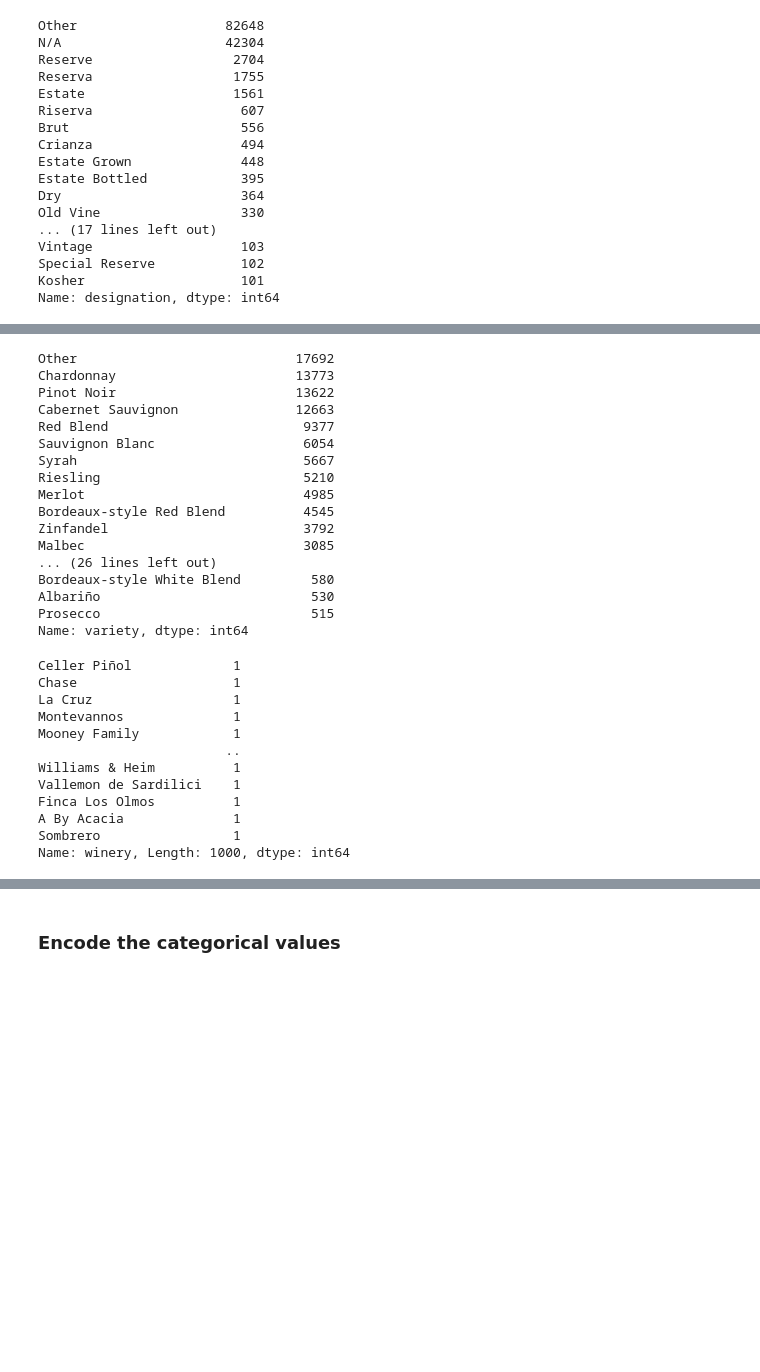
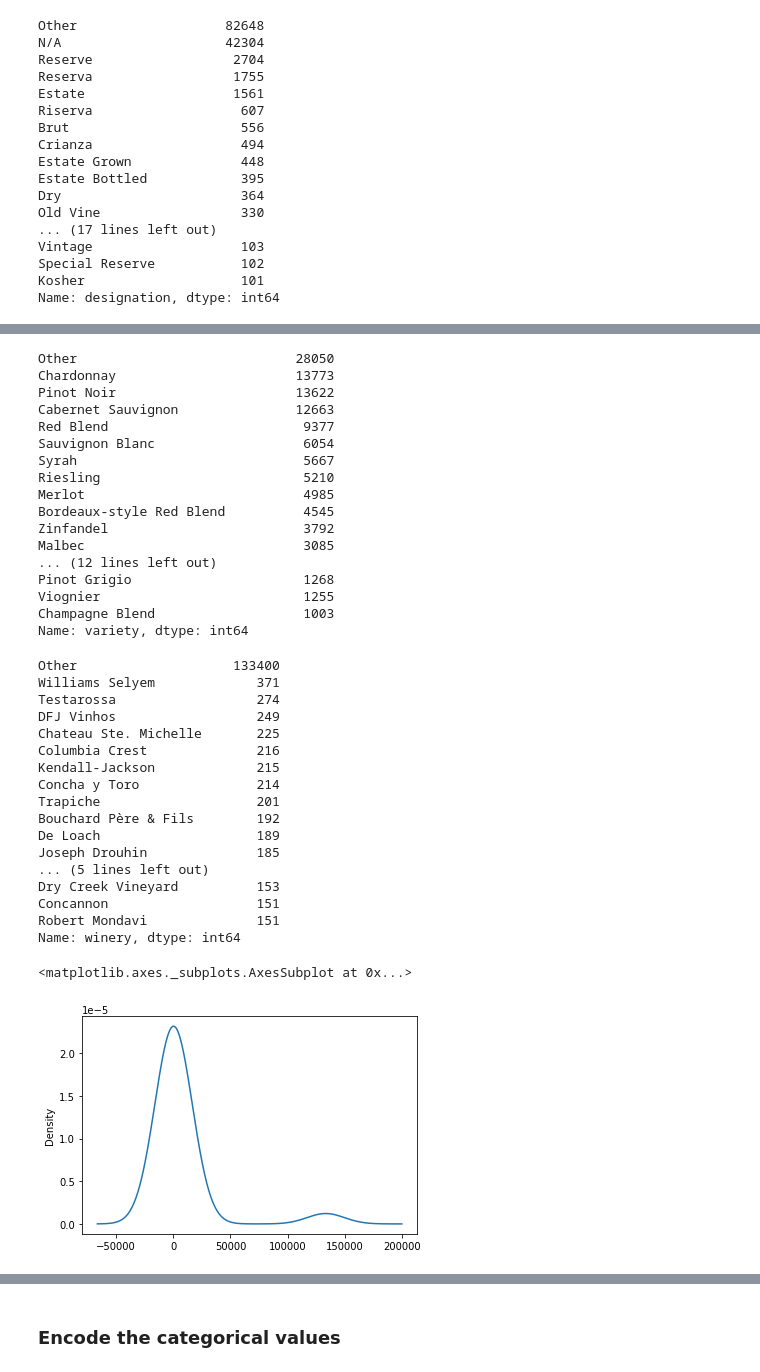
Before and after one commit to arahogc/Whats_In_A_Bottle, a Jupyter notebook: winemag_data_preprocessing.ipynb, the cells around one changed output, grey strips where cells are left out. Drawn from its saved outputs; the diff is of its cells as text; code cells hidden in the pictures; blank space fills up the shorter version.

```diff
--- a/winemag_data_preprocessing.ipynb
+++ b/winemag_data_preprocessing.ipynb
@@ -546,7 +676,7 @@ designation_counts.plot.density()
 # Replace the designation values for binning
 
 # Determine which values to replace if counts are less than X
-replace_designation = list(designation_counts[designation_counts < 10].index)
+replace_designation = list(designation_counts[designation_counts < 100].index)
 
 # Replace in dataframe
 for i in replace_designation:
@@ -593,7 +723,7 @@ Name: province, Length: 400, dtype: int64
 # Replace the province values for binning
 
 # Determine which values to replace if counts are less than X
-replace_province = list(province_counts[province_counts < 300].index)
+replace_province = list(province_counts[province_counts < 500].index)
 
 # Replace in dataframe
 for i in replace_province:
@@ -687,7 +827,7 @@ Name: variety, Length: 500, dtype: int64
 # Replace the variety values for binning
 
 # Determine which values to replace if counts are less than X
-replace_variety = list(variety_counts[variety_counts < 500].index)
+replace_variety = list(variety_counts[variety_counts < 1000].index)
 
 # Replace in dataframe
 for i in replace_variety:
@@ -696,7 +836,7 @@ for i in replace_variety:
 # Check to make sure binning was successful
 rescaledData_pd.variety.value_counts()
 # %% [output]
-Other                            17692
+Other                            28050
 Chardonnay                       13773
 Pinot Noir                       13622
 Cabernet Sauvignon               12663
@@ -708,28 +848,39 @@ Merlot                            4985
 Bordeaux-style Red Blend          4545
 Zinfandel                         3792
 Malbec                            3085
-... (26 lines left out)
-Bordeaux-style White Blend         580
-Albariño                           530
-Prosecco                           515
+... (12 lines left out)
+Pinot Grigio                      1268
+Viognier                          1255
+Champagne Blend                   1003
 Name: variety, dtype: int64
 # %%
 # Look at the winery counts for binning
 winery_counts = rescaledData_pd.winery.value_counts()
-winery_counts.tail(1000)
+winery_counts.tail(10000)
 # %% [output]
-Celler Piñol             1
-Chase                    1
-La Cruz                  1
-Montevannos              1
-Mooney Family            1
-                        ..
-Williams & Heim          1
-Vallemon de Sardilici    1
-Finca Los Olmos          1
-A By Acacia              1
-Sombrero                 1
-Name: winery, Length: 1000, dtype: int64
+Other                    133400
+Williams Selyem             371
+Testarossa                  274
+DFJ Vinhos                  249
+Chateau Ste. Michelle       225
+Columbia Crest              216
+Kendall-Jackson             215
+Concha y Toro               214
+Trapiche                    201
+Bouchard Père & Fils        192
+De Loach                    189
+Joseph Drouhin              185
+... (5 lines left out)
+Dry Creek Vineyard          153
+Concannon                   151
+Robert Mondavi              151
+Name: winery, dtype: int64
+# %%
+# Visualize the value counts of winery
+winery_counts.plot.density()
+# %% [output]
+<matplotlib.axes._subplots.AxesSubplot at 0x...>
+[figure, added]
 # %%
 # Replace the winery values for binning
 
```
Also changed, not shown: parts of 63 cells of this notebook.
